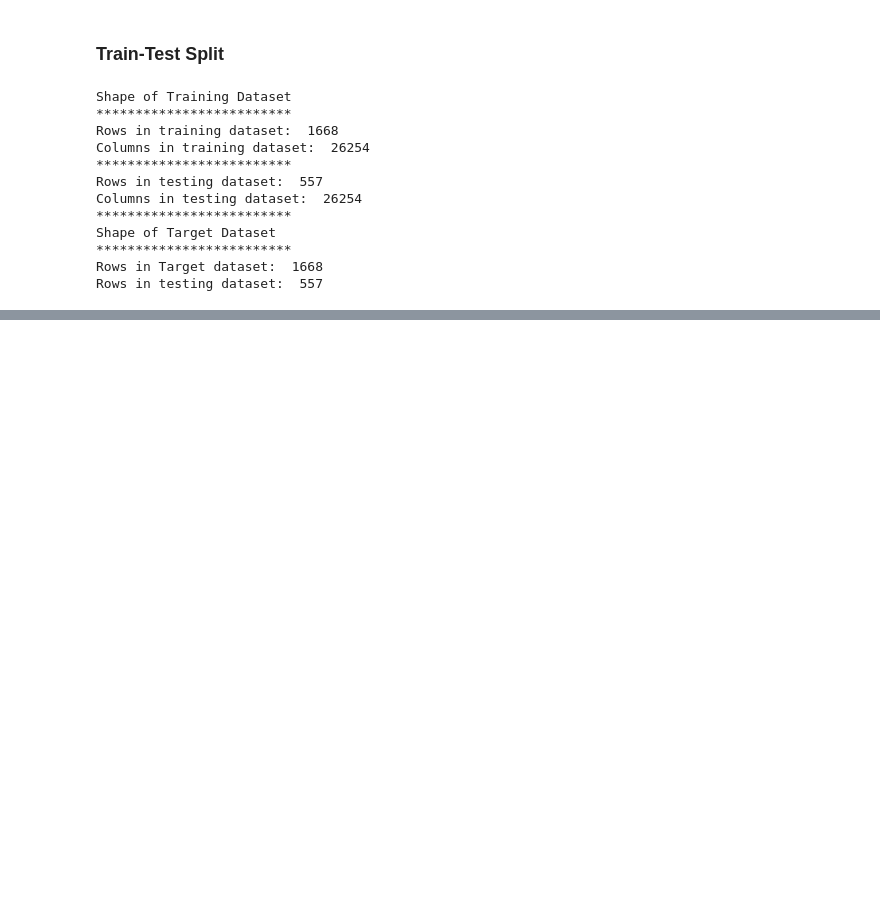
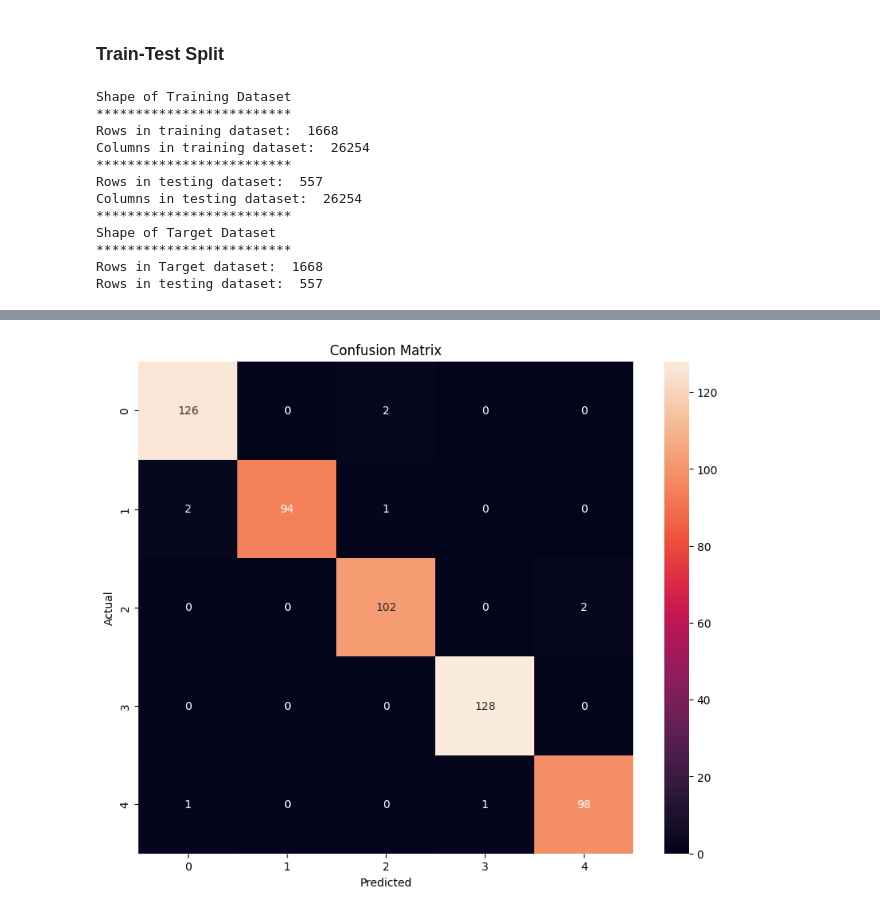
Before and after one commit to Ganesh-DSML/flipitnews, a Jupyter notebook: FlipitNews_NLP_BC.ipynb, the cells around one changed output, grey strips where cells are left out. Drawn from its saved outputs; the diff is of its cells as text; code cells hidden in the pictures; blank space fills up the shorter version.

Commit message:
Completed until Model Training and Evaluation

```diff
--- a/FlipitNews_NLP_BC.ipynb
+++ b/FlipitNews_NLP_BC.ipynb
@@ -242,0 +240,3 @@ Rows in testing dataset:  557
+# %%
+nb_model = MultinomialNB()
+nb_model.fit(x_train, y_train)
@@ -242,0 +245,9 @@ Rows in testing dataset:  557
+# %%
+y_train_pred = nb_model.predict(x_train)
+y_test_pred = nb_model.predict(x_test)
+
+acc_train = accuracy_score(y_train, y_train_pred)
+acc_test = accuracy_score(y_test, y_test_pred)
+
+print('Training Accuracy:', round(acc_train,3))
+print('Testing Accuracy:', round(acc_test,3))
@@ -242,0 +273,10 @@ Rows in testing dataset:  557
+# %%
+conf_matrix = confusion_matrix(y_test, y_test_pred)
+plt.figure(figsize=(10,8))
+sns.heatmap(conf_matrix, annot = True, fmt = 'd')
+plt.xlabel('Predicted')
+plt.ylabel('Actual')
+plt.title('Confusion Matrix')
+plt.show()
+# %% [output]
+[figure, added]
```
Also changed, not shown: parts of 21 cells of this notebook.
